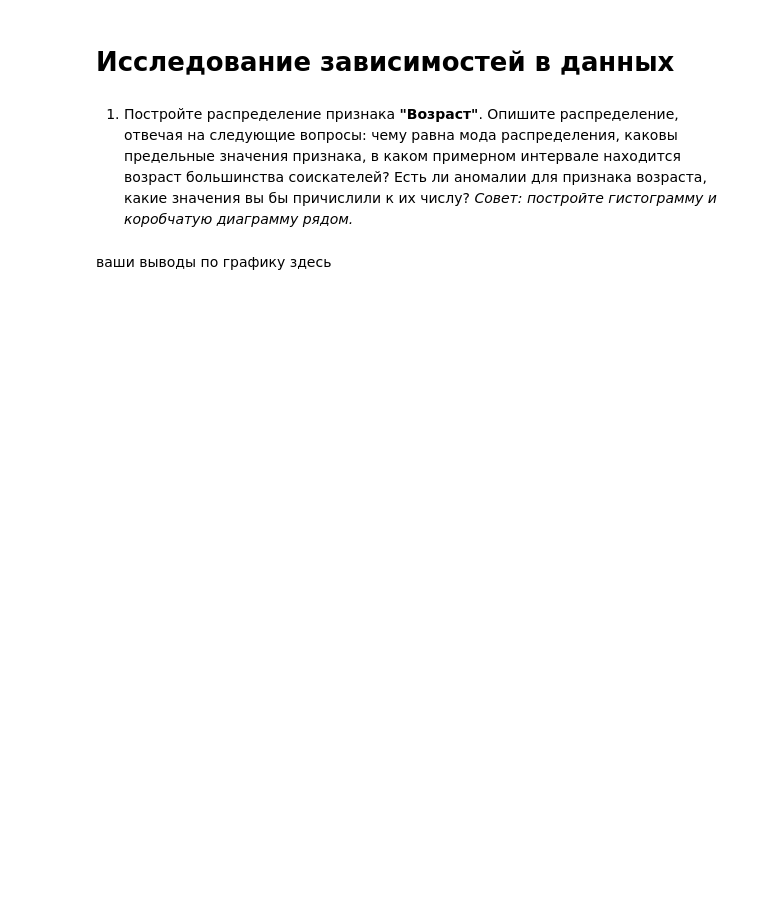
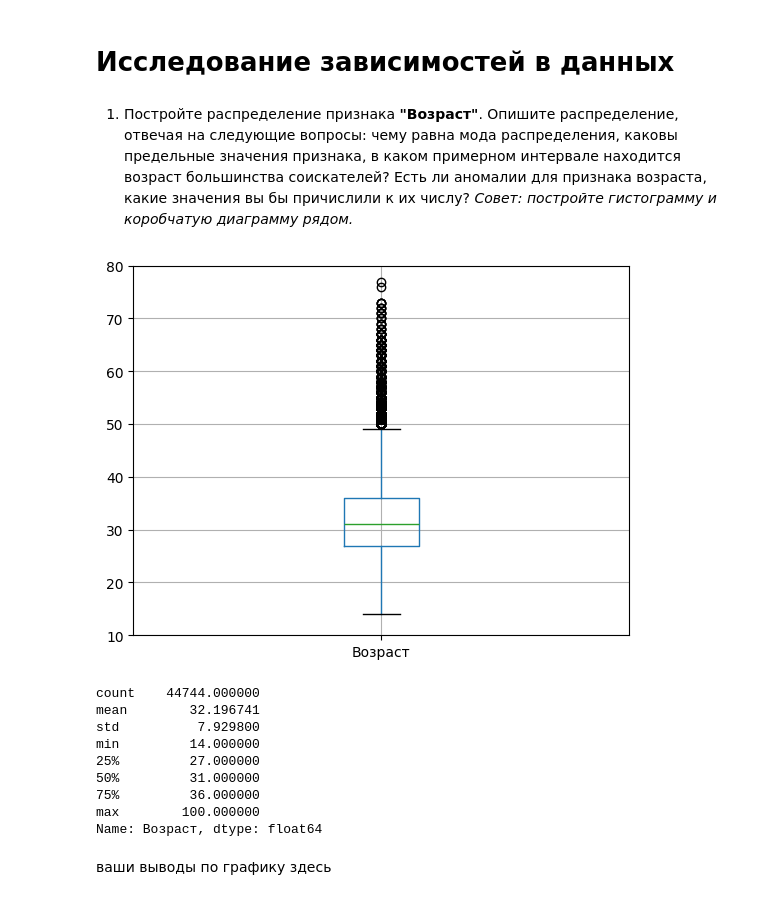
Before and after one commit to govoridaa/SF, a Jupyter notebook: PROJECT-1. Анализ резюме из HeadHunter/Project-1._Ноутбук-шаблон.ipynb, the cells around one changed output. Cells and saved outputs as stored; diff of their text form; code cells hidden in the pictures; blank space fills up the shorter version.

```diff
--- a/PROJECT-1. Анализ резюме из HeadHunter/Project-1._Ноутбук-шаблон.ipynb
+++ b/PROJECT-1. Анализ резюме из HeadHunter/Project-1._Ноутбук-шаблон.ipynb
@@ -358,10 +358,10 @@ def selary_sum(arg):
     return selary_s
 # функция для выбора типа валюты и приведения ее к общему стандарту
 def selary_currency(arg):
-    selary_c=arg.split(" ")[1]
+    selary_c=arg.split(" ")[1].replace(".","")
     if selary_c=="грн":
         return "UAH"
-    if selary_c=="бел.руб":
+    if selary_c=="белруб":
         return "BYN"
     if selary_c=="сум":
         return "UZS"
@@ -376,12 +376,14 @@ merge=hh_database_copy.merge(
     right_on=["date", "currency"],
     how="left"
 )
+# заполняем пустые ячейки
 value={"close" : 1, "proportion" : 1}
 merge=merge.fillna(value)
-
-merge["ЗП (руб)"]=merge["ЗП сумма"]*merge["close"]/merge["proportion"]
-merge["ЗП (руб)"].median()
-display(merge[merge["ЗП валюта"]=="BYN"])
-# display(exchangeRates_copy)
-merge.iloc[-20:]
+# находим желаемую зп в рублях
+hh_database_copy["ЗП (руб)"]=merge["ЗП сумма"]*merge["close"]/merge["proportion"]
+# находим медиану зп
+hh_database_copy["ЗП (руб)"].median()
+# удаляем стрый столбец зп, а так же созданные временно столбцы с суммой и названием валюты
+hh_database_copy=hh_database_copy.drop(columns=["ЗП сумма", "ЗП валюта", "ЗП"], axis=1)
+display(hh_database_copy.info())
 # %% [output]
@@ -411,6 +411,25 @@ merge.iloc[-20:]
 1. Постройте распределение признака **"Возраст"**. Опишите распределение, отвечая на следующие вопросы: чему равна мода распределения, каковы предельные значения признака, в каком примерном интервале находится возраст большинства соискателей? Есть ли аномалии для признака возраста, какие значения вы бы причислили к их числу?
 *Совет: постройте гистограмму и коробчатую диаграмму рядом.*
 # %%
-# ваш код здесь
+# вызываем метод bosplot к нашему фрему данных
+age_boxplt=hh_database_copy.boxplot(column="Возраст")
+# строим график вызывая plot
+age_boxplt.plot()
+plt.ylim(10, 80)
+# демонстрация графика
+plt.show()
+# для более точного отображения данных вызываем статистические показатели
+hh_database_copy["Возраст"].describe()
+# %% [output]
+[figure, added]
+count    44744.000000
+mean        32.196741
+std          7.929800
+min         14.000000
+25%         27.000000
+50%         31.000000
+75%         36.000000
+max        100.000000
+Name: Возраст, dtype: float64
 # %% [markdown]
 ваши выводы по графику здесь
```
Also changed, not shown: parts of 2 cells of this notebook.
